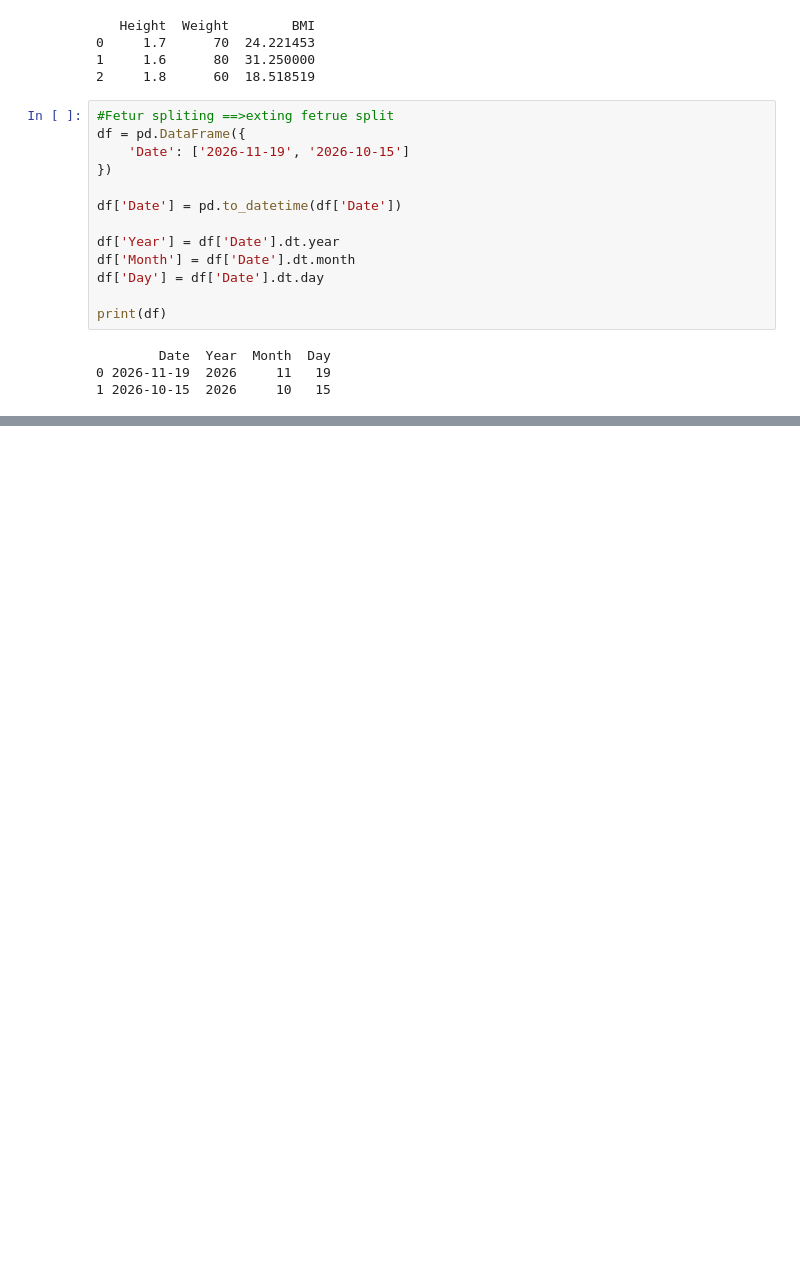
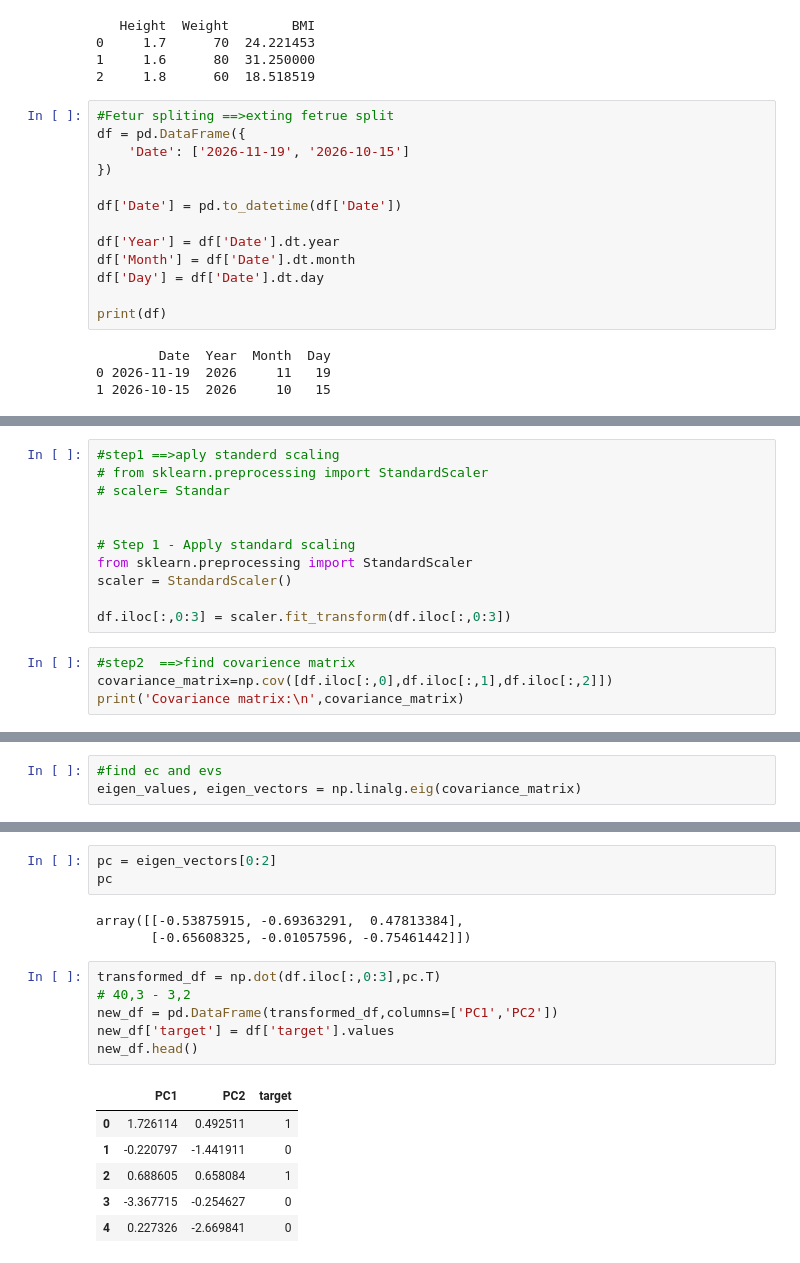
Before and after one commit to suryashekharsasmal/My-ML-concept, a Jupyter notebook: Machin_lerning.ipynb, the cells around one changed output, grey strips where cells are left out. Saved outputs shown, nothing was run; the diff lists cells and outputs as text; blank space fills up the shorter version.

```diff
--- a/Machin_lerning.ipynb
+++ b/Machin_lerning.ipynb
@@ -2078,0 +2155,15 @@ print(df)
+# %%
+#step1 ==>aply standerd scaling
+# from sklearn.preprocessing import StandardScaler
+# scaler= Standar
+
+
+# Step 1 - Apply standard scaling
+from sklearn.preprocessing import StandardScaler
+scaler = StandardScaler()
+
+df.iloc[:,0:3] = scaler.fit_transform(df.iloc[:,0:3])
+# %%
+#step2  ==>find covarience matrix
+covariance_matrix=np.cov([df.iloc[:,0],df.iloc[:,1],df.iloc[:,2]])
+print('Covariance matrix:\n',covariance_matrix)
@@ -2078,0 +2175,3 @@ print(df)
+# %%
+#find ec and evs
+eigen_values, eigen_vectors = np.linalg.eig(covariance_matrix)
@@ -2078,0 +2228,19 @@ print(df)
+# %%
+pc = eigen_vectors[0:2]
+pc
+# %% [output]
+array([[-0.53875915, -0.69363291,  0.47813384],
+       [-0.65608325, -0.01057596, -0.75461442]])
+# %%
+transformed_df = np.dot(df.iloc[:,0:3],pc.T)
+# 40,3 - 3,2
+new_df = pd.DataFrame(transformed_df,columns=['PC1','PC2'])
+new_df['target'] = df['target'].values
+new_df.head()
+# %% [output]
+|  | PC1 | PC2 | target |
+| 0 | 1.726114 | 0.492511 | 1 |
+| 1 | -0.220797 | -1.441911 | 0 |
+| 2 | 0.688605 | 0.658084 | 1 |
+| 3 | -3.367715 | -0.254627 | 0 |
+| 4 | 0.227326 | -2.669841 | 0 |
```
Also changed, not shown: parts of 8 cells of this notebook.
